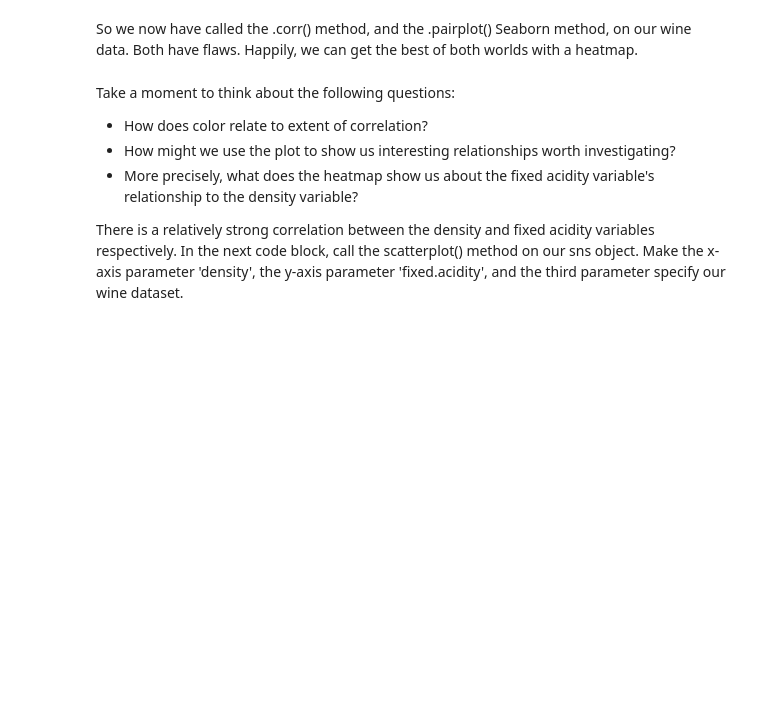
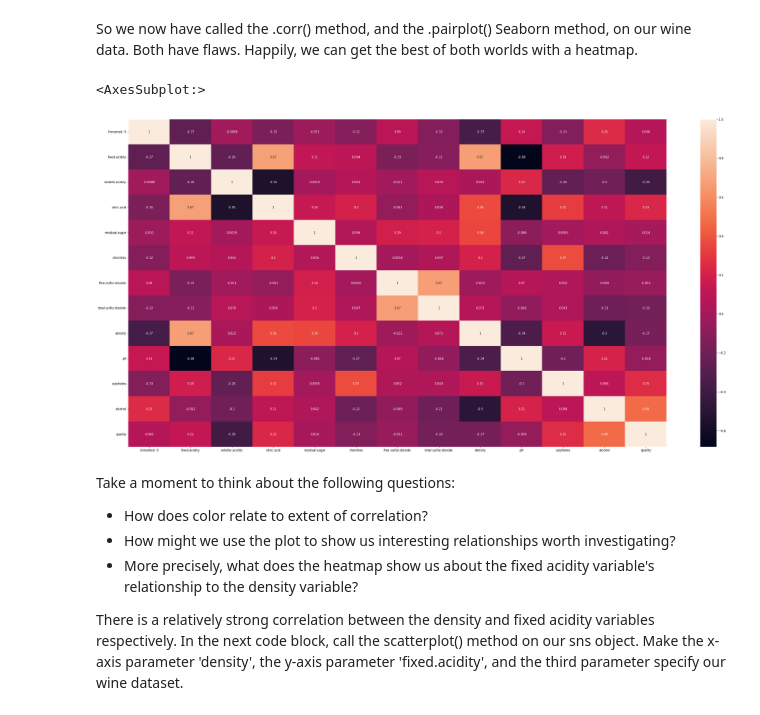
Before and after one commit to sangjun927/Springboard, a Jupyter notebook: 11.4.1 Case Study - Linear Regression/Springboard Regression Case Study - the Red Wine Dataset - Tier 3.ipynb, the cells around one changed output. Saved outputs shown, nothing was run; the diff lists cells and outputs as text; code cells hidden in the pictures; blank space fills up the shorter version.

```diff
--- a/11.4.1 Case Study - Linear Regression/Springboard Regression Case Study - the Red Wine Dataset - Tier 3.ipynb
+++ b/11.4.1 Case Study - Linear Regression/Springboard Regression Case Study - the Red Wine Dataset - Tier 3.ipynb
@@ -221,7 +240,11 @@ Here's a couple things you might have noticed:
 So we now have called the .corr() method, and the .pairplot() Seaborn method, on our wine data. Both have flaws. Happily, we can get the best of both worlds with a heatmap.
 # %%
 # Make a heatmap of the data
-_ _ _
+plt.figure(figsize=(40,20))
+sns.heatmap(data.corr(), annot=True)
+# %% [output]
+<AxesSubplot:>
+[figure, added]
 # %% [markdown]
 Take a moment to think about the following questions:
 - How does color relate to extent of correlation?
```
Also changed, not shown: parts of 27 cells of this notebook.
